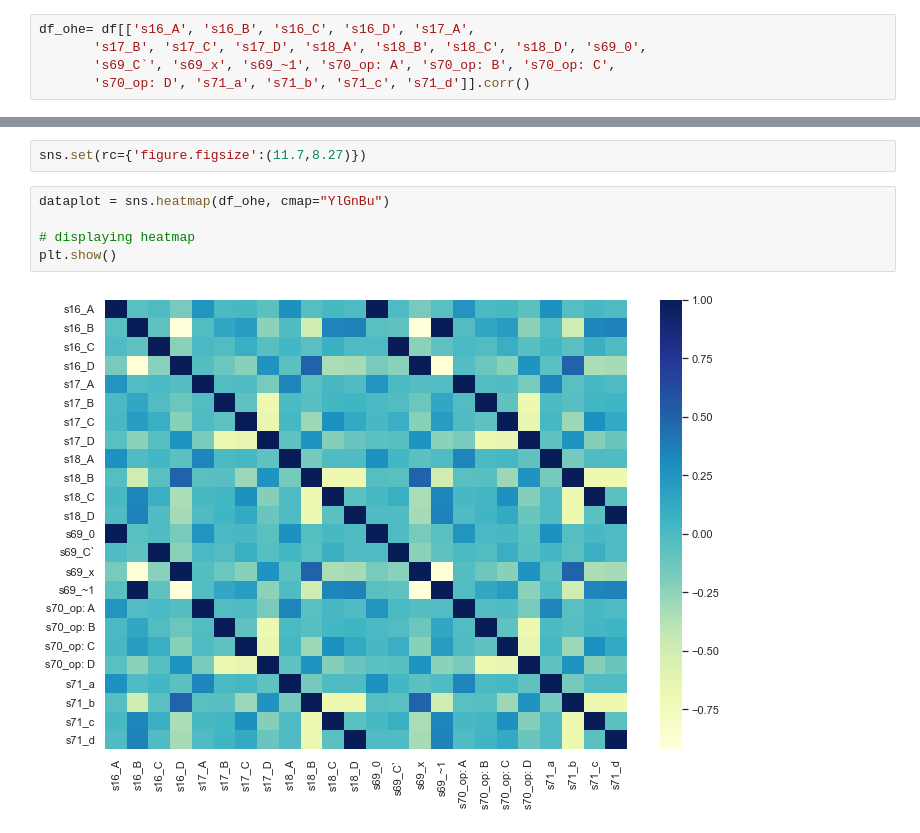
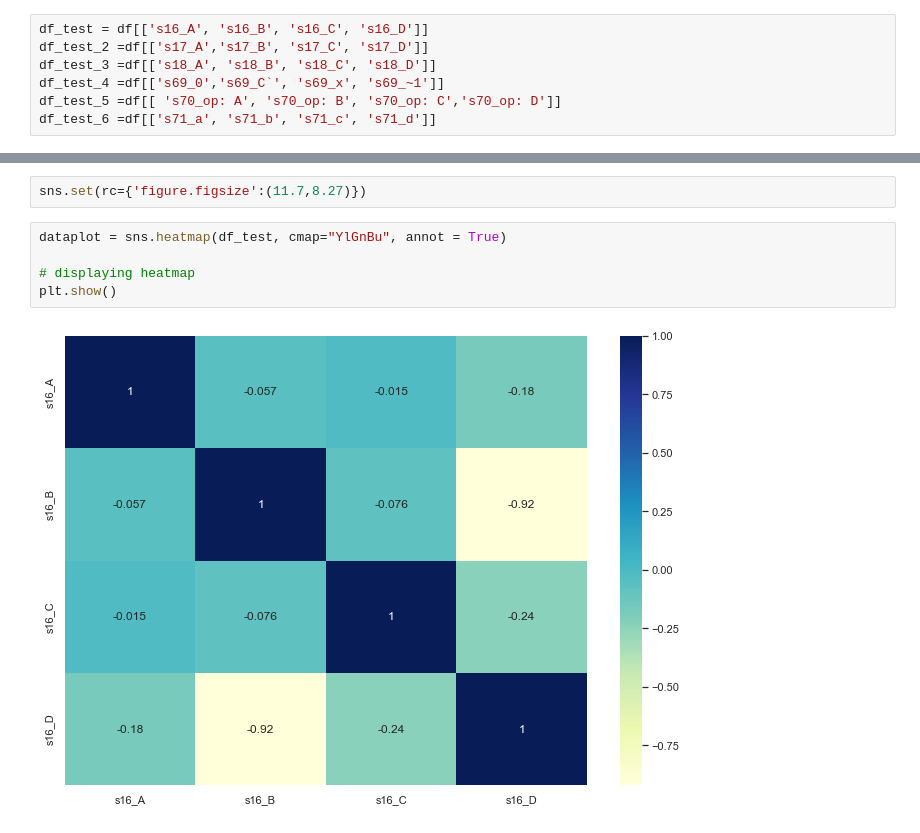
Before and after one commit to Waseq225/datathon, a Jupyter notebook: Robi.ipynb, the cells around one changed output, grey strips where cells are left out. Saved outputs shown, nothing was run; the diff lists cells and outputs as text.

```diff
--- a/Robi.ipynb
+++ b/Robi.ipynb
@@ -169,7 +172,9 @@ Index(['id', 'gender', 's11', 's12', 's13', 's48', 's52', 's53', 's58', 'n1',
        's70_op: D', 's71_a', 's71_b', 's71_c', 's71_d', 'label'],
       dtype='object')
 # %%
-df_ohe= df[['s16_A', 's16_B', 's16_C', 's16_D', 's17_A',
-       's17_B', 's17_C', 's17_D', 's18_A', 's18_B', 's18_C', 's18_D', 's69_0',
-       's69_C`', 's69_x', 's69_~1', 's70_op: A', 's70_op: B', 's70_op: C',
-       's70_op: D', 's71_a', 's71_b', 's71_c', 's71_d']].corr()
+df_test = df[['s16_A', 's16_B', 's16_C', 's16_D']]
+df_test_2 =df[['s17_A','s17_B', 's17_C', 's17_D']]
+df_test_3 =df[['s18_A', 's18_B', 's18_C', 's18_D']]
+df_test_4 =df[['s69_0','s69_C`', 's69_x', 's69_~1']]
+df_test_5 =df[[ 's70_op: A', 's70_op: B', 's70_op: C','s70_op: D']]
+df_test_6 =df[['s71_a', 's71_b', 's71_c', 's71_d']]
@@ -176,9 +191,9 @@ df_ohe= df[['s16_A', 's16_B', 's16_C', 's16_D', 's17_A',
 # %%
 sns.set(rc={'figure.figsize':(11.7,8.27)})
 # %%
-dataplot = sns.heatmap(df_ohe, cmap="YlGnBu")
+dataplot = sns.heatmap(df_test, cmap="YlGnBu", annot = True)
 
 # displaying heatmap
 plt.show()
 # %% [output]
-[figure, old version]
+[figure, new version]
```
Also changed, not shown: parts of 18 cells of this notebook, 2 other files.
